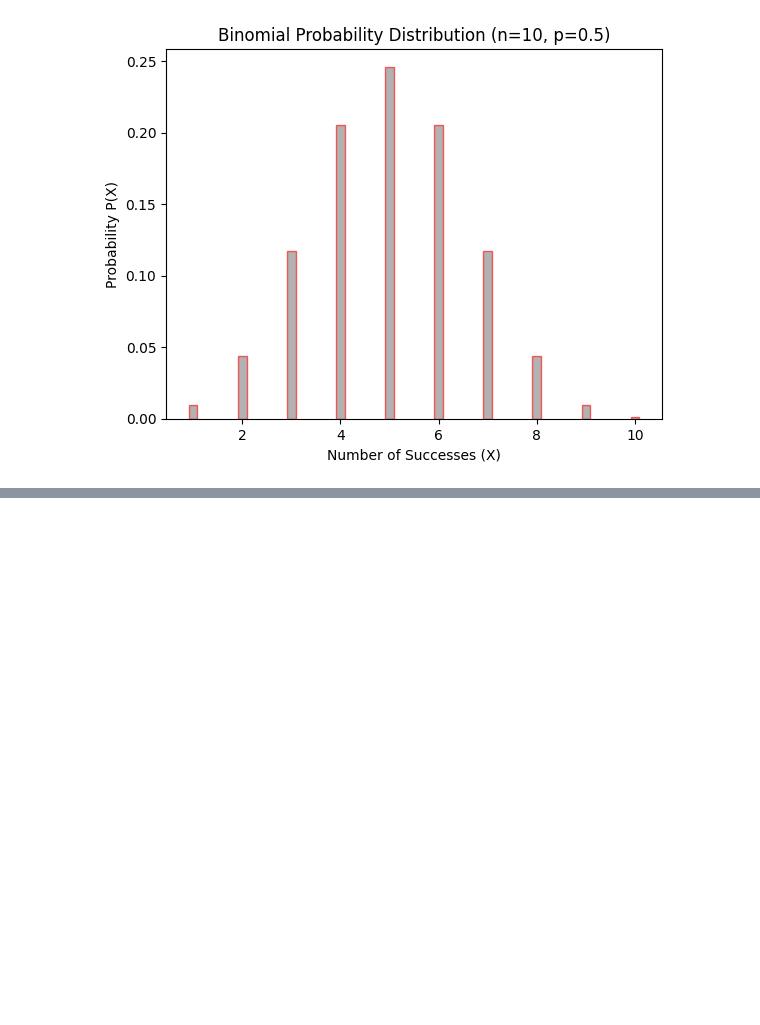
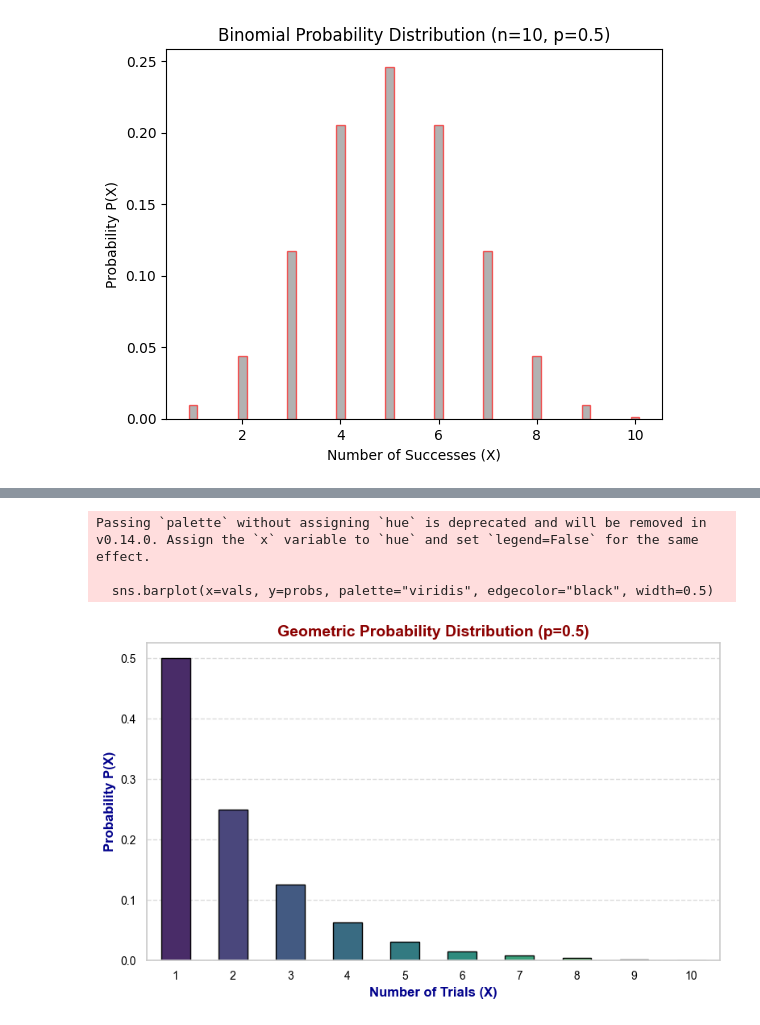
Before and after one commit to zubrist/MFCS-SYSTEM_LAB, a Jupyter notebook: random_variable.ipynb, the cells around one changed output, grey strips where cells are left out. Drawn from its saved outputs; the diff is of its cells as text; code cells hidden in the pictures; blank space fills up the shorter version.

Commit message:
Added Geometric Distribution

```diff
--- a/random_variable.ipynb
+++ b/random_variable.ipynb
@@ -113,0 +180,7 @@ plt.show()
+# %%
+p = 0.5
+vals= range(1,11)
+probs = calculate_geometric_prob(p, vals)
+
+for val, prob in zip(vals, probs):
+    print(f"P(X={val}) = {prob}")
@@ -113,0 +198,28 @@ plt.show()
+# %%
+# Set Seaborn style for better aesthetics
+sns.set_theme(style="whitegrid")
+
+# Create the bar plot with Seaborn-like style
+plt.figure(figsize=(8, 5))  # Adjust the figure size
+sns.barplot(x=vals, y=probs, palette="viridis", edgecolor="black", width=0.5)
+
+# Add labels and title
+plt.xlabel("Number of Trials (X)", fontsize=12, weight='bold', color='darkblue')
+plt.ylabel("Probability P(X)", fontsize=12, weight='bold', color='darkblue')
+plt.title("Geometric Probability Distribution (p=0.5)", fontsize=14, weight='bold', color='darkred')
+
+# Customize ticks for better readability
+plt.xticks(fontsize=10, color='black')
+plt.yticks(fontsize=10, color='black')
+
+# Add grid for better visualization
+plt.grid(axis='y', linestyle='--', alpha=0.7)
+
+# Show the plot
+plt.tight_layout()
+plt.show()
+# %% [output]
+Passing `palette` without assigning `hue` is deprecated and will be removed in v0.14.0. Assign the `x` variable to `hue` and set `legend=False` for the same effect.
+
+  sns.barplot(x=vals, y=probs, palette="viridis", edgecolor="black", width=0.5)
+[figure, added]
```
Also changed, not shown: parts of 4 cells of this notebook.
